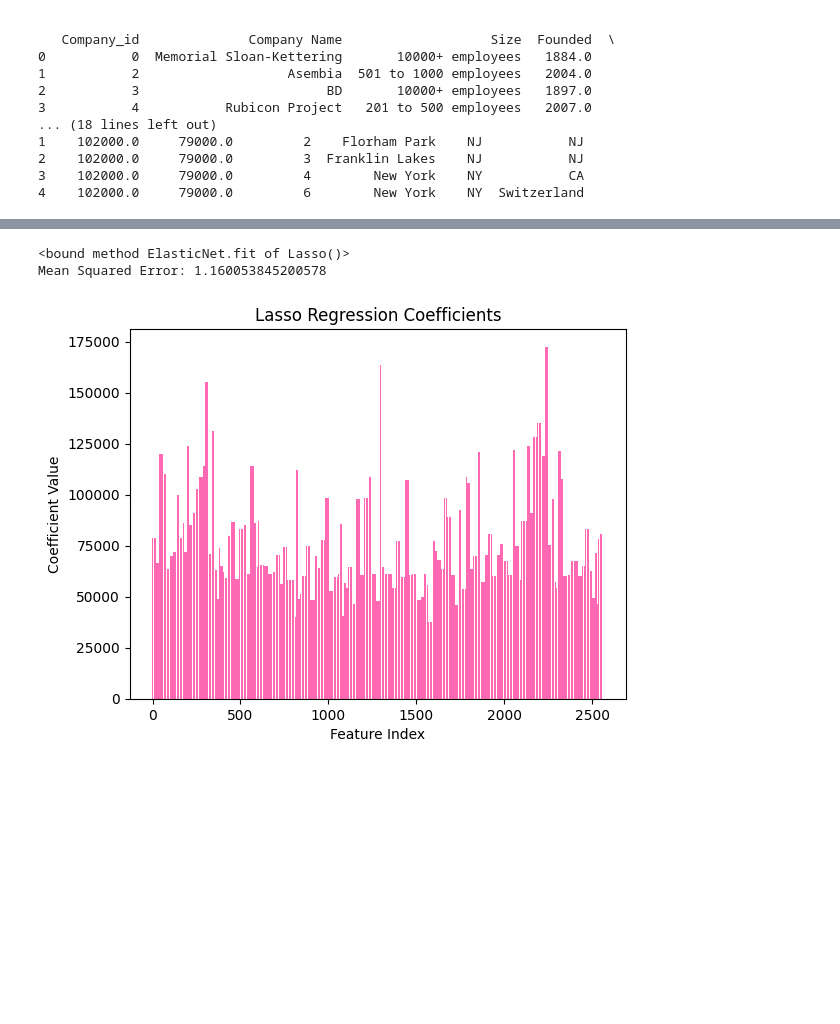
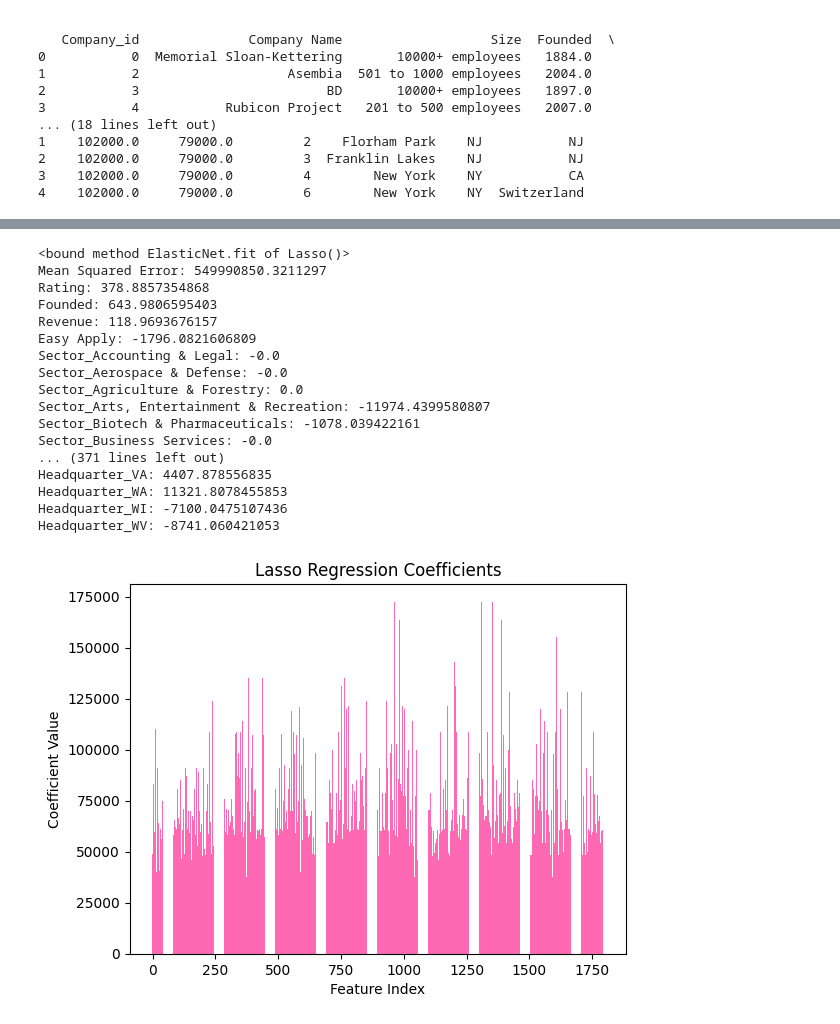
Before and after one commit to tsbarry/The_Job_Market, a Jupyter notebook: code/lasso.ipynb, the cells around one changed output, grey strips where cells are left out. Cells and saved outputs as stored; diff of their text form; code cells hidden in the pictures; blank space fills up the shorter version.

```diff
--- a/code/lasso.ipynb
+++ b/code/lasso.ipynb
@@ -137,7 +135,7 @@ xtrain.head()
 # %%
 from sklearn.preprocessing import StandardScaler
-xnumerical=df.drop(['Company Name','Job Title','Sector', 'Avg_Salary'], axis =1)
-listnumerical=xnumerical.columns
+
+listnumerical=['Rating','Founded','Revenue']
 
 scaler=StandardScaler().fit(xtrain[listnumerical])
 xtrain[listnumerical]=scaler.transform(xtrain[listnumerical])
@@ -149,40 +159,52 @@ ValueError: could not convert string to float: '51 to 200 employees'
 from sklearn.linear_model import Lasso
 from sklearn.model_selection import train_test_split
 from sklearn.metrics import mean_squared_error
 import pandas as pd
 
-x = df.drop('Rating', axis=1)
-y = df['Avg_Salary']
 
-#Encoding
-Xencoded = pd.get_dummies(x)
-
-# Split the data into training and test sets
-xtrain, xtest, ytrain, ytest = train_test_split(Xencoded, y, test_size=0.2, random_state=42)
 
 # Creating a Lasso regression model
 lasso = Lasso(alpha=1.0)
 
 # Fit the model to the training data
 lasso.fit(xtrain, ytrain)
 
 # Predict on the test set
 ypred = lasso.predict(xtest)
 print(lasso.fit)
 
 #Calculate the mean squared error
 mse = mean_squared_error(ytest, ypred)
 print("Mean Squared Error:", mse)
 
 coefficients = lasso.coef_
 
+for i, name in enumerate(xtrain.columns):
+    print(name, end=": ")
+    print(round(coefficients[i], 10))
+
 # Plot the coefficients
-plt.bar(range(len(x)), y, color= '#FF69B4')
+plt.bar(range(len(xtrain)), ytrain, color= '#FF69B4')
 plt.xlabel('Feature Index')
 plt.ylabel('Coefficient Value')
 plt.title('Lasso Regression Coefficients')
 plt.show()
 # %% [output]
 <bound method ElasticNet.fit of Lasso()>
-Mean Squared Error: 1.160053845200578
+Mean Squared Error: 549990850.3211297
+Rating: 378.8857354868
+Founded: 643.9806595403
+Revenue: 118.9693676157
+Easy Apply: -1796.0821606809
+Sector_Accounting & Legal: -0.0
+Sector_Aerospace & Defense: -0.0
+Sector_Agriculture & Forestry: 0.0
+Sector_Arts, Entertainment & Recreation: -11974.4399580807
+Sector_Biotech & Pharmaceuticals: -1078.039422161
+Sector_Business Services: -0.0
+... (371 lines left out)
+Headquarter_VA: 4407.878556835
+Headquarter_WA: 11321.8078455853
+Headquarter_WI: -7100.0475107436
+Headquarter_WV: -8741.060421053
-[figure, old version]
+[figure, new version]
```
Also changed, not shown: parts of 7 cells of this notebook, 3 other files.
